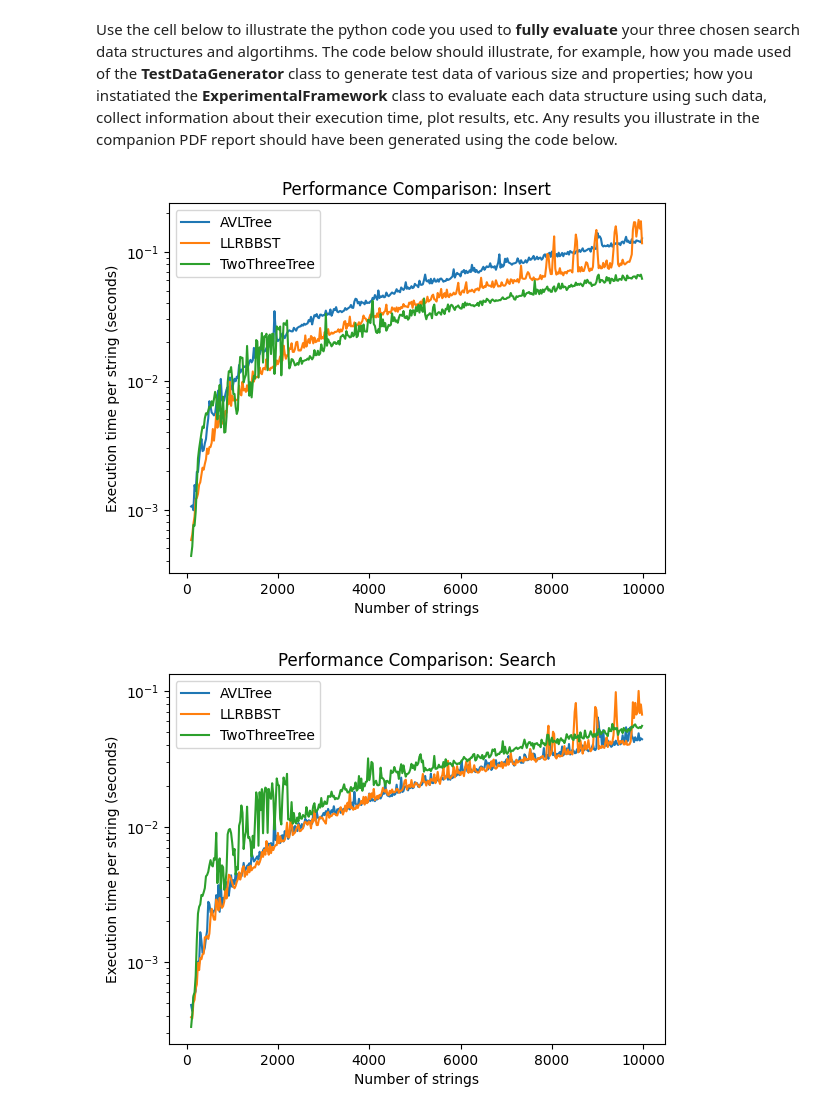
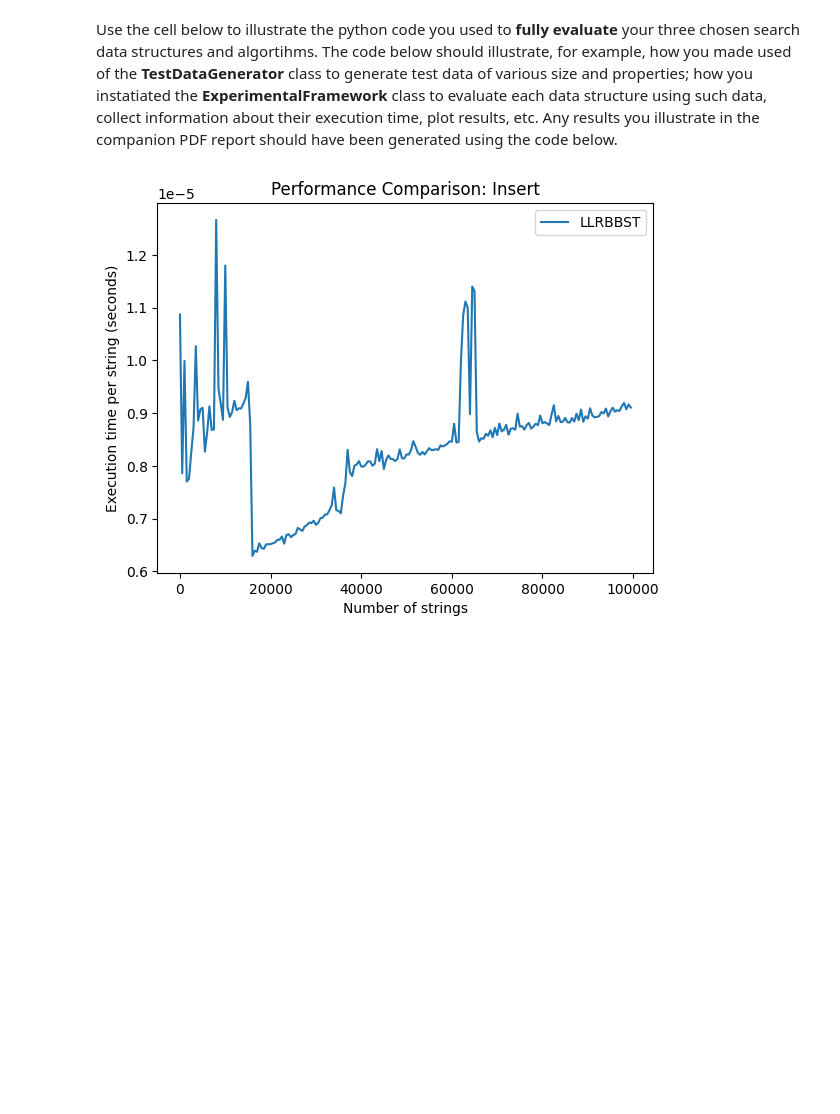
Before and after one commit to Fateh-Aletomeh/Algorithms-Coursework, a Jupyter notebook: grp-017-0005code.ipynb, the cells around one changed output. Saved outputs shown, nothing was run; the diff lists cells and outputs as text; code cells hidden in the pictures; blank space fills up the shorter version.

```diff
--- a/grp-017-0005code.ipynb
+++ b/grp-017-0005code.ipynb
@@ -262,7 +262,7 @@ class AVLTree(AbstractSearchInterface):
 
         if element < root.key:
             return self.search(root.left, element)
-        elif root.right:
+        else:
             return self.search(root.right, element)
 
     def searchElement(self, element):
@@ -449,9 +449,13 @@ class TestDataGenerator():
     def generate_fixed_length_data(self, num_of_elements, fixed_length=5):
         return [self.generate_string(fixed_length) for _ in range(num_of_elements)]
 
-    def genFixedLength(self, size, length: int=10):
+    def genFixedLength(self, length: int=10):
+        while True:
+            yield ''.join(random.choices(string.ascii_letters, k=length))
+
+    def genVarLength(self, size: int, min_length: int=10, max_length: int=15):
         for _ in range(size):
-            yield ''.join(random.choices(string.ascii_letters, k=length))
+            yield ''.join(random.choices(string.ascii_letters, k=random.randint(min_length, max_length)))
 # %% [markdown]
 Use the cell below to implement the requested **experimental framework** (be mindful of code readability and reusability).
 # %%
@@ -466,11 +470,11 @@ class ExperimentalFramework():
     def __init__(self) -> None:
         self.DataGen = TestDataGenerator()
         self.gen_types = {func_name: getattr(self.DataGen, func_name) for func_name in dir(self.DataGen) if callable(getattr(self.DataGen, func_name))}
-        self.START_SIZE = 100
+        self.START_SIZE = 10
 
     def runExperiment(self, data_structure: Tree, gen_type: str, sample_size, operation: str) -> float:
         tree_func = getattr(data_structure, operation)
-        stringGenerator = self.gen_types[gen_type](sample_size)
+        stringGenerator = self.gen_types[gen_type]()
 
         def func(tree_func):
             for _ in range(sample_size):
@@ -485,13 +489,12 @@ class ExperimentalFramework():
         plt.title(f"Performance Comparison: {title}")
         plt.xlabel("Number of strings")
         plt.ylabel("Execution time per string (seconds)")
-        plt.yscale("log")
         plt.legend()
         plt.show()
 
     def evaluateExperiment(self, data_structures: list[Tree], size: int, interval: int, iterations: int, gen_type: str) -> None:
         results_insert: ExpData = ({tr: [] for tr in data_structures})
-        results_search: ExpData = ({tr: [] for tr in data_structures})
+        # results_search: ExpData = ({tr: [] for tr in data_structures})
 
         for ds in data_structures:
             for sample_size in range(self.START_SIZE, size, interval):
@@ -499,27 +502,26 @@ class ExperimentalFramework():
                 for _ in range(iterations):
                     tree = ds()
                     time_insert += self.runExperiment(tree, gen_type, sample_size, "insertElement")
-                    time_search += self.runExperiment(tree, gen_type, sample_size, "searchElement")
+                    # time_search += self.runExperiment(tree, gen_type, sample_size, "searchElement")
 
-                results_insert[ds].append(time_insert / iterations)
-                results_search[ds].append(time_search / iterations)
+                results_insert[ds].append((time_insert / iterations) / sample_size)
+                # results_search[ds].append((time_search / iterations) / sample_size)
 
         self.plotGraph(results_insert, size, interval, "Insert")
-        self.plotGraph(results_search, size, interval, "Search")
+        # self.plotGraph(results_search, size, interval, "Search")
 # %% [markdown]
 Use the cell below to illustrate the python code you used to **fully evaluate** your three chosen search data structures and algortihms. The code below should illustrate, for example, how you made used of the **TestDataGenerator** class to generate test data of various size and properties; how you instatiated the **ExperimentalFramework** class to  evaluate each data structure using such data, collect information about their execution time, plot results, etc. Any results you illustrate in the companion PDF report should have been generated using the code below.
 # %%
 # ADD YOUR TEST CODE HERE
 
 framework = ExperimentalFramework()
 
-data_structures = [AVLTree, LLRBBST, TwoThreeTree]
-size = 10**4
-interval = 25
+data_structures = [LLRBBST]
+size = 10**5
+interval = 500
 iterations = 3
 gen_type = "genFixedLength"
 
 framework.evaluateExperiment(data_structures, size, interval, iterations, gen_type)
 # %% [output]
-[figure, old version]
+[figure, new version]
-[figure, removed]
```
